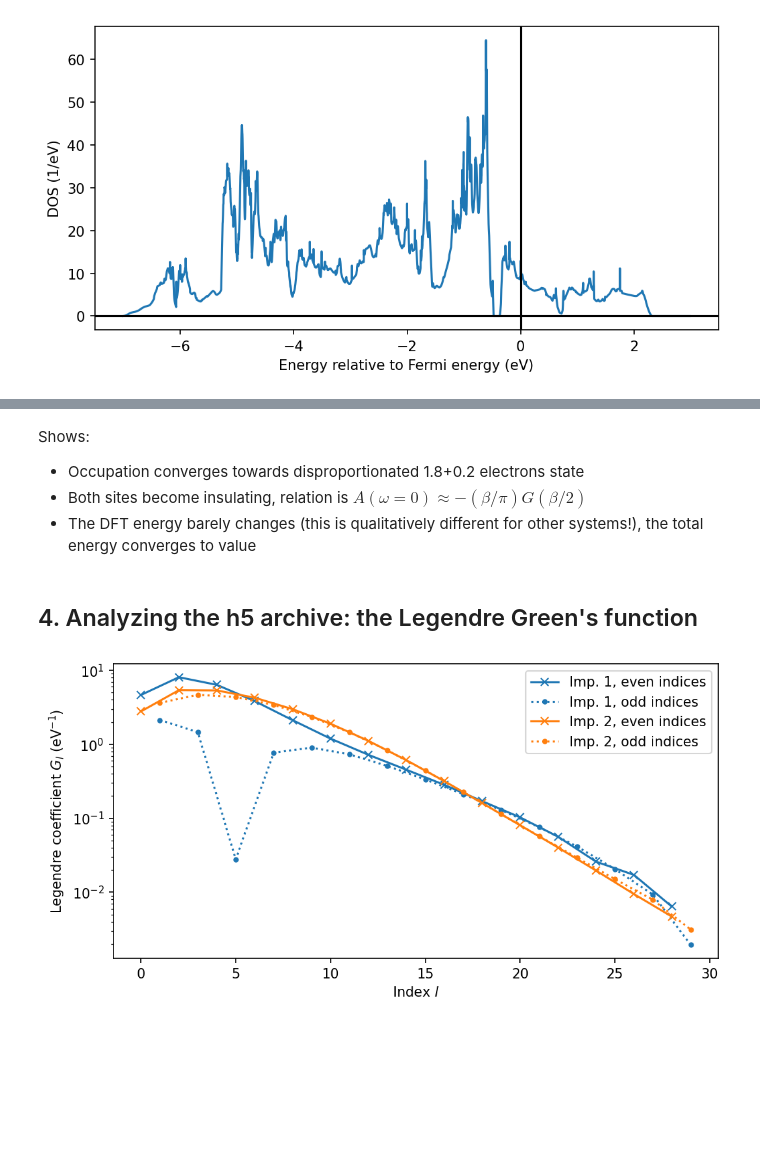
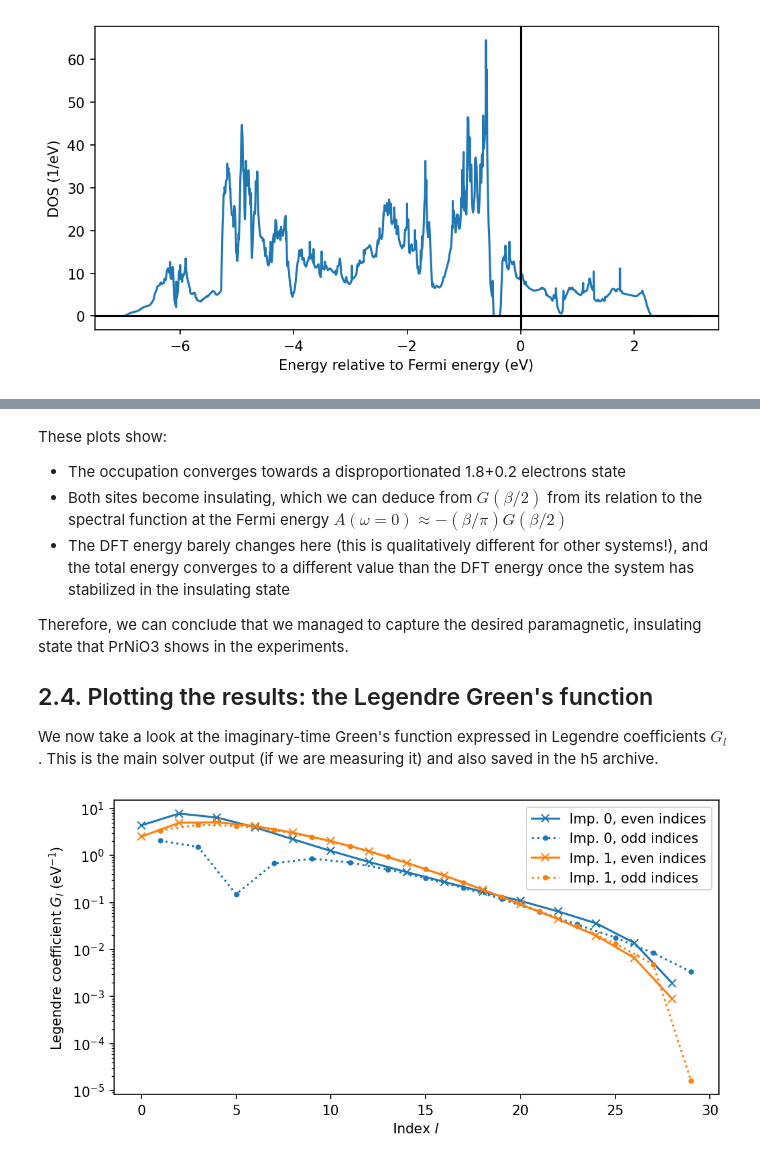
Before and after one commit to TRIQS/solid_dmft, a Jupyter notebook: doc/tutorials/PrNiO3_csc_vasp_plo_cthyb/tutorial.ipynb, the cells around one changed output, grey strips where cells are left out. Drawn from its saved outputs; the diff is of its cells as text; code cells hidden in the pictures; blank space fills up the shorter version.

```diff
--- a/doc/tutorials/PrNiO3_csc_vasp_plo_cthyb/tutorial.ipynb
+++ b/doc/tutorials/PrNiO3_csc_vasp_plo_cthyb/tutorial.ipynb
@@ -102,6 +142,0 @@ Shows: We are capturing the right bands, small changes from charge self-consiste
-# %%
-observables_data = []
-for i in range(2):
-    with open(f'2_dmft_csc/refs/observables_imp{i}.dat', 'r') as file:
-        observables_data.append(np.loadtxt((line.replace('|', '') for line in file), skiprows=1))
-observables_data = np.array(observables_data)
@@ -129,0 +143,3 @@ pass
+# %%
+with HDFArchive(f'2_dmft_csc{path_mod}/vasp.h5', 'r') as archive:
+    observables = archive['DMFT_results/observables']
@@ -129,0 +152,22 @@ pass
+# %%
+fig, axes = plt.subplots(nrows=3, sharex=True)
+
+for i in range(2):
+    axes[0].plot(np.array(observables['imp_occ'][i]['up'])+np.array(observables['imp_occ'][i]['down']), '.-', c=f'C{i}',
+                label=f'Impurity {i}')
+    axes[1].plot(np.array(observables['imp_gb2'][i]['up'])+np.array(observables['imp_gb2'][i]['down']), '.-', c=f'C{i}')
+
+# Not impurity-dependent
+axes[2].plot(observables['E_tot'], '.-', c='k', label='Total energy')
+axes[2].plot(observables['E_dft'], 'x--', c='k', label='DFT energy')
+
+axes[0].set_ylabel('Imp. occupation\n')
+axes[0].set_ylim(0, 2)
+axes[0].legend()
+axes[1].set_ylabel(r'$G(\beta/2)$')
+axes[2].set_ylabel('Energy')
+axes[2].legend()
+
+axes[-1].set_xlabel('Iterations')
+fig.subplots_adjust(hspace=.08)
+pass
@@ -130,36 +176,40 @@ pass
 # %% [markdown]
-Shows:
-- Occupation converges towards disproportionated 1.8+0.2 electrons state
-- Both sites become insulating, relation is $A(\omega = 0) \approx -(\beta/\pi) G(\beta/2)$
-- The DFT energy barely changes (this is qualitatively different for other systems!), the total energy converges to value
+These plots show:
+* The occupation converges towards a disproportionated 1.8+0.2 electrons state
+* Both sites become insulating, which we can deduce from $G(\beta/2)$ from its relation to the spectral function at the Fermi energy $A(\omega = 0) \approx -(\beta/\pi) G(\beta/2)$
+* The DFT energy barely changes here (this is qualitatively different for other systems!), and the total energy converges to a different value than the DFT energy once the system has stabilized in the insulating state
+
+Therefore, we can conclude that we managed to capture the desired paramagnetic, insulating state that PrNiO3 shows in the experiments.
+
+## 2.4. Plotting the results: the Legendre Green's function
+
+We now take a look at the imaginary-time Green's function expressed in Legendre coefficients $G_l$. This is the main solver output (if we are measuring it) and also saved in the h5 archive.
-# %% [markdown]
-## 4. Analyzing the h5 archive: the Legendre Green's function
 # %%
 legendre_gf = []
-with HDFArchive('2_dmft_csc/refs/vasp.h5') as archive:
+with HDFArchive(f'2_dmft_csc{path_mod}/vasp.h5') as archive:
     for i in range(2):
         legendre_gf.append(archive[f'DMFT_results/last_iter/Gimp_l_{i}'])
 # %%
 fig, ax = plt.subplots()
 
 for i, legendre_coefficients_per_imp in enumerate(legendre_gf):
     if len(legendre_coefficients_per_imp) != 2:
         raise ValueError('Only blocks up_0 and down_0 supported')
 
     data = (legendre_coefficients_per_imp['up_0'].data + legendre_coefficients_per_imp['down_0'].data).T
 
     l_max = data.shape[2]
 
     ax.semilogy(np.arange(0, l_max, 2), np.abs(np.trace(data[:, :, ::2].real, axis1=0, axis2=1)), 'x-',
-                c=f'C{i}', label=f'Imp. {i+1}, even indices')
+                c=f'C{i}', label=f'Imp. {i}, even indices')
     ax.semilogy(np.arange(1, l_max, 2), np.abs(np.trace(data[:, :, 1::2].real, axis1=0, axis2=1)), '.:',
-                c=f'C{i}', label=f'Imp. {i+1}, odd indices')
+                c=f'C{i}', label=f'Imp. {i}, odd indices')
 
 ax.legend()
 
 ax.set_ylabel('Legendre coefficient $G_l$ (eV$^{-1}$)')
 ax.set_xlabel(r'Index $l$')
 pass
 # %% [output]
-[figure, old version]
+[figure, new version]
 # %% [markdown]
```
Also changed, not shown: parts of 19 cells of this notebook, 41 other files.
